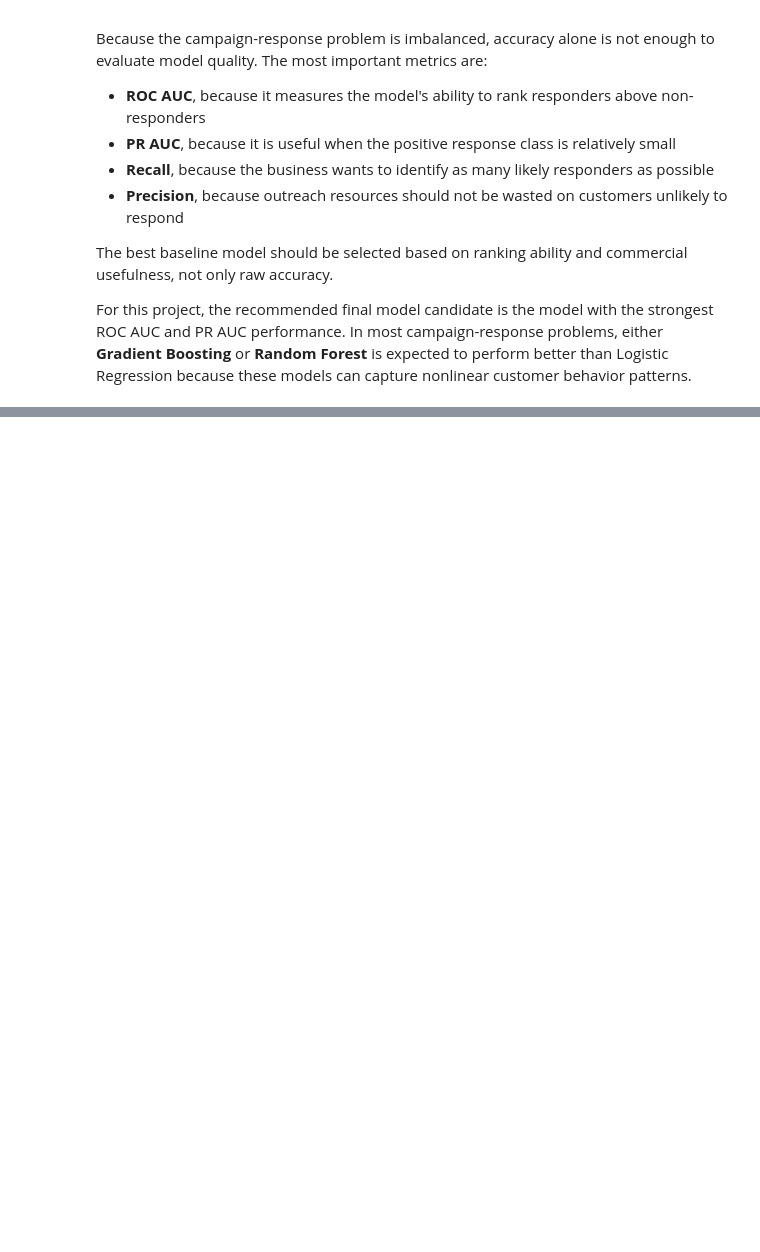
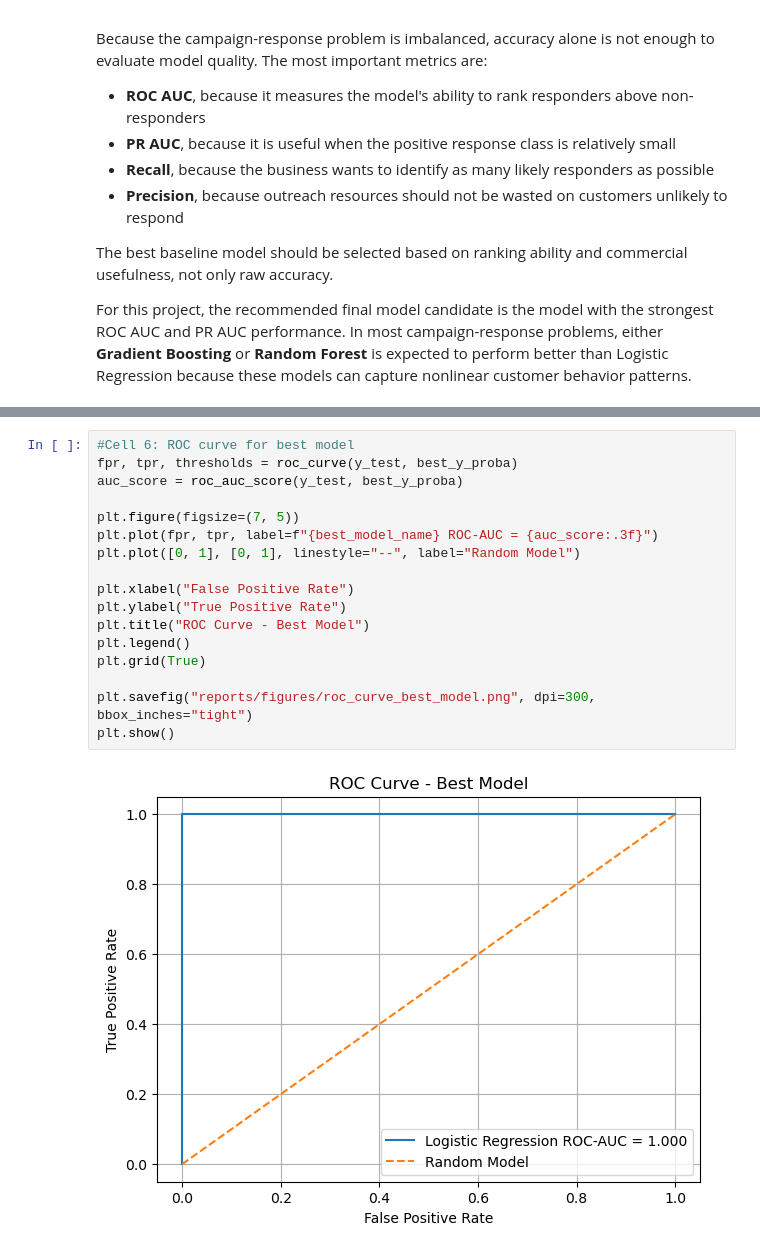
Before and after one commit to Nejatbakhsh-y/commercial-campaign-response-prioritization, a Jupyter notebook: notebooks/02_baseline_modeling.ipynb, the cells around one changed output, grey strips where cells are left out. Drawn from its saved outputs; the diff is of its cells as text; blank space fills up the shorter version.

```diff
--- a/notebooks/02_baseline_modeling.ipynb
+++ b/notebooks/02_baseline_modeling.ipynb
@@ -411,0 +705,19 @@ Customer response scores saved to: c:\Users\nejat\OneDrive\Desktop\UN\Skills\Git
+# %%
+#Cell 6: ROC curve for best model
+fpr, tpr, thresholds = roc_curve(y_test, best_y_proba)
+auc_score = roc_auc_score(y_test, best_y_proba)
+
+plt.figure(figsize=(7, 5))
+plt.plot(fpr, tpr, label=f"{best_model_name} ROC-AUC = {auc_score:.3f}")
+plt.plot([0, 1], [0, 1], linestyle="--", label="Random Model")
+
+plt.xlabel("False Positive Rate")
+plt.ylabel("True Positive Rate")
+plt.title("ROC Curve - Best Model")
+plt.legend()
+plt.grid(True)
+
+plt.savefig("reports/figures/roc_curve_best_model.png", dpi=300, bbox_inches="tight")
+plt.show()
+# %% [output]
+[figure, added]
```
Also changed, not shown: parts of 21 cells of this notebook, 1 other file.
